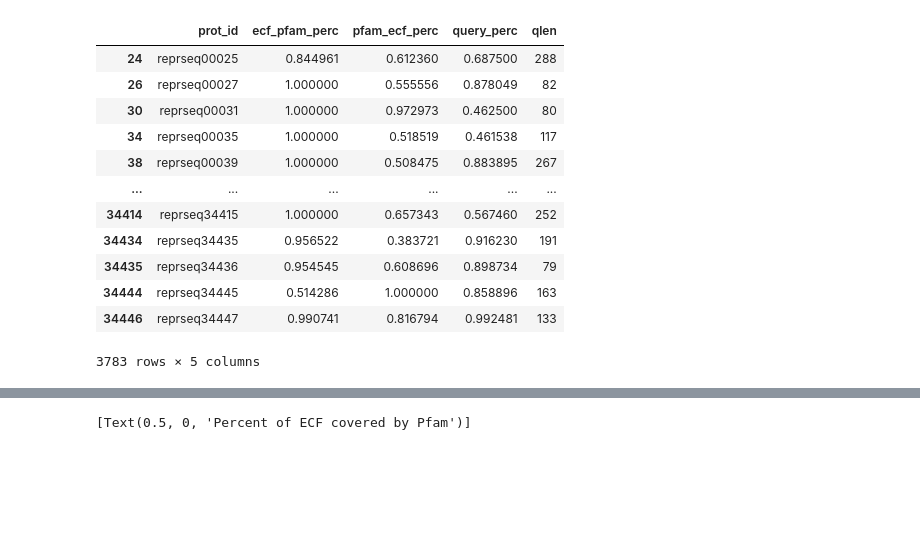
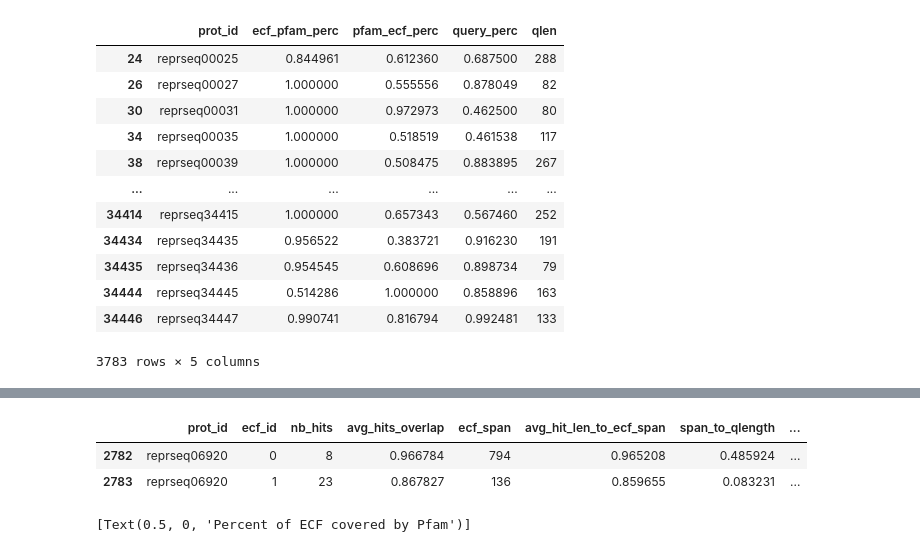
Before and after one commit to bioinf-mcb/phage-protein-modularity-data, a Jupyter notebook: pipeline/ECF-vs-Pfam.ipynb, the cells around one changed output, grey strips where cells are left out. Drawn from its saved outputs; the diff is of its cells as text; code cells hidden in the pictures; blank space fills up the shorter version.

```diff
--- a/pipeline/ECF-vs-Pfam.ipynb
+++ b/pipeline/ECF-vs-Pfam.ipynb
@@ -198,0 +231,6 @@ covers_df
+# %%
+table_ecf_80[table_ecf_80.prot_id == repr_id_search]
+# %% [output]
+|  | prot_id | ecf_id | nb_hits | avg_hits_overlap | ecf_span | avg_hit_len_to_ecf_span | span_to_qlength | ... |
+| 2782 | reprseq06920 | 0 | 8 | 0.966784 | 794 | 0.965208 | 0.485924 | ... |
+| 2783 | reprseq06920 | 1 | 23 | 0.867827 | 136 | 0.859655 | 0.083231 | ... |
```
Also changed, not shown: parts of 5 cells of this notebook, 7 other files.
